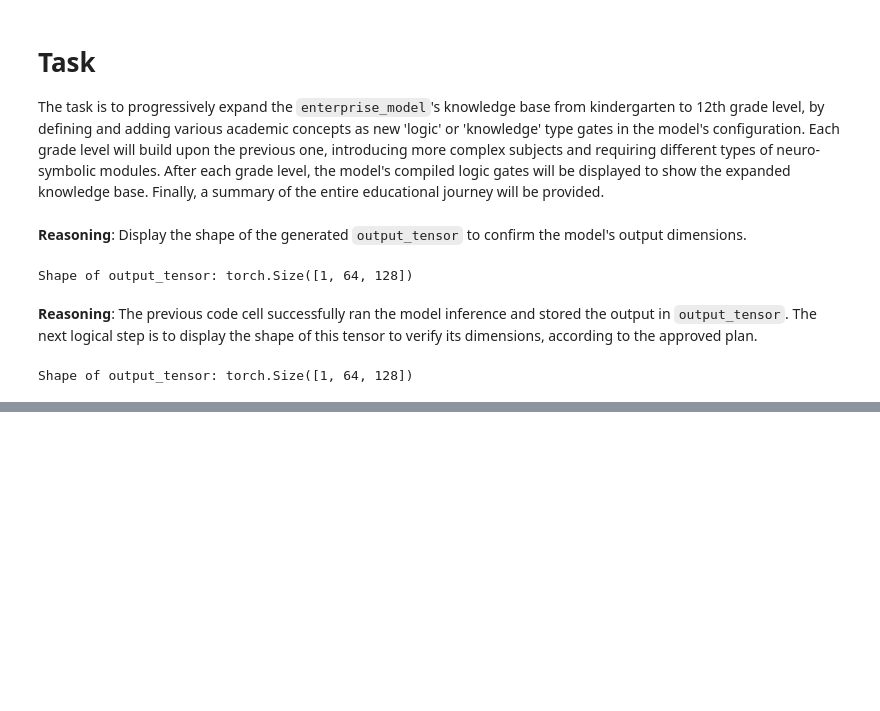
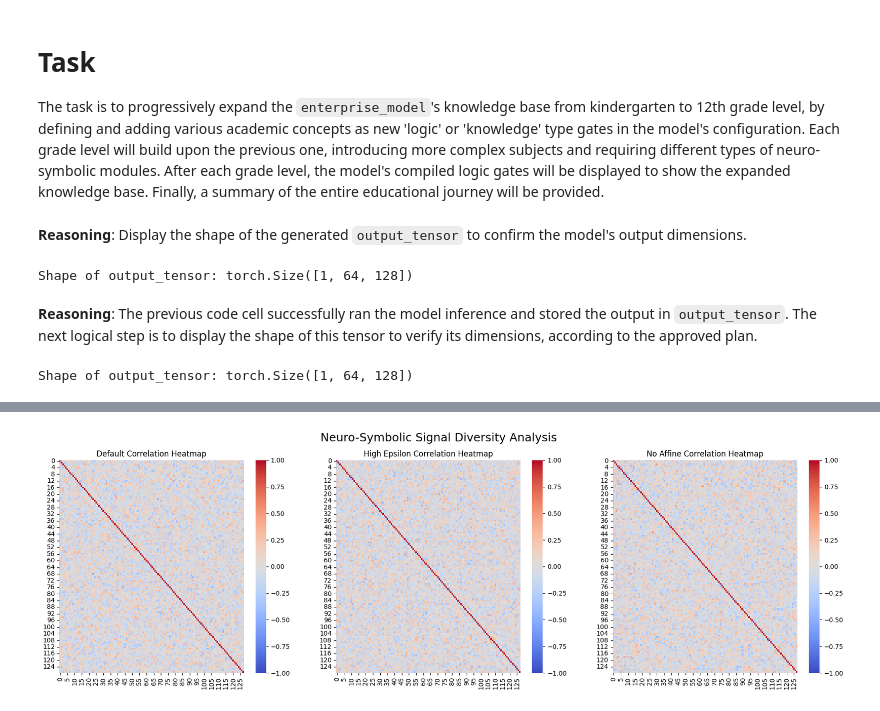
Before and after one commit to myaibiz5388-design/scott2, a Jupyter notebook: scott.ipynb, the cells around one changed output, grey strips where cells are left out. Saved outputs shown, nothing was run; the diff lists cells and outputs as text; code cells hidden in the pictures; blank space fills up the shorter version.

```diff
--- a/scott.ipynb
+++ b/scott.ipynb
@@ -5710,0 +6096,86 @@ Successfully exported model to connectome_transformer.onnx
+# %%
+import seaborn as sns
+import matplotlib.pyplot as plt
+import numpy as np
+import torch
+import os
+import pandas as pd
+
+# Helper for data retrieval
+def retrieve_from_file_common(file_path, dim_size, file_data_projection_layer):
+    if not os.path.exists(file_path):
+        return torch.zeros(1, 1, dim_size)
+    try:
+        df = pd.read_csv(file_path)
+        numerical_data = df.select_dtypes(include=[np.number]).values.flatten()
+        data_tensor = torch.tensor(numerical_data[:100], dtype=torch.float32).unsqueeze(0).unsqueeze(-1)
+        projected = file_data_projection_layer(data_tensor).mean(dim=1, keepdim=True)
+        return projected
+    except:
+        return torch.zeros(1, 1, dim_size)
+
+# Defining the comparative pathways
+class ExternalDataPathwayWithLayerNormDefault(torch.nn.Module):
+    def __init__(self, dim):
+        super().__init__()
+        self.dim = dim
+        self.query_transform = torch.nn.Sequential(torch.nn.Linear(dim, dim * 2), torch.nn.ReLU(), torch.nn.Linear(dim * 2, dim))
+        self.file_data_projection = torch.nn.Linear(1, dim)
+        self.layer_norm = torch.nn.LayerNorm(dim)
+    def forward(self, q, file_path=None):
+        x = self.query_transform(q)
+        if file_path: x = x + retrieve_from_file_common(file_path, self.dim, self.file_data_projection)
+        return self.layer_norm(x)
+
+class ExternalDataPathwayWithLayerNormHighEps(torch.nn.Module):
+    def __init__(self, dim):
+        super().__init__()
+        self.dim = dim
+        self.query_transform = torch.nn.Sequential(torch.nn.Linear(dim, dim * 2), torch.nn.ReLU(), torch.nn.Linear(dim * 2, dim))
+        self.file_data_projection = torch.nn.Linear(1, dim)
+        self.layer_norm = torch.nn.LayerNorm(dim, eps=1e-2)
+    def forward(self, q, file_path=None):
+        x = self.query_transform(q)
+        if file_path: x = x + retrieve_from_file_common(file_path, self.dim, self.file_data_projection)
+        return self.layer_norm(x)
+
+class ExternalDataPathwayWithLayerNormNoAffine(torch.nn.Module):
+    def __init__(self, dim):
+        super().__init__()
+        self.dim = dim
+        self.query_transform = torch.nn.Sequential(torch.nn.Linear(dim, dim * 2), torch.nn.ReLU(), torch.nn.Linear(dim * 2, dim))
+        self.file_data_projection = torch.nn.Linear(1, dim)
+        self.layer_norm = torch.nn.LayerNorm(dim, elementwise_affine=False)
+    def forward(self, q, file_path=None):
+        x = self.query_transform(q)
+        if file_path: x = x + retrieve_from_file_common(file_path, self.dim, self.file_data_projection)
+        return self.layer_norm(x)
+
+# Instantiation and Comparison
+dim = 128
+pathway_default_ln = ExternalDataPathwayWithLayerNormDefault(dim)
+pathway_high_eps_ln = ExternalDataPathwayWithLayerNormHighEps(dim)
+pathway_no_affine_ln = ExternalDataPathwayWithLayerNormNoAffine(dim)
+
+def run_correlation_comparison(batch_size=64):
+    test_batch = torch.randn(batch_size, 1, dim)
+    sample_file = '/content/sample_data/california_housing_train.csv'
+    pathways = {'Default': pathway_default_ln, 'High Epsilon': pathway_high_eps_ln, 'No Affine': pathway_no_affine_ln}
+
+    fig, axes = plt.subplots(1, 3, figsize=(22, 6))
+    results = {}
+    for i, (name, model) in enumerate(pathways.items()):
+        model.eval()
+        with torch.no_grad():
+            output = model(test_batch, file_path=sample_file).squeeze(1).cpu().numpy()
+            corr_matrix = np.corrcoef(output.T)
+            results[name] = corr_matrix
+            sns.heatmap(corr_matrix, cmap='coolwarm', ax=axes[i], vmin=-1, vmax=1)
+            axes[i].set_title(f'{name} Correlation Heatmap')
+    plt.suptitle('Neuro-Symbolic Signal Diversity Analysis', fontsize=18)
+    plt.show()
+    return results
+
+correlation_results = run_correlation_comparison()
+# %% [output]
+[figure, added]
```
Also changed, not shown: parts of 291 cells of this notebook.
